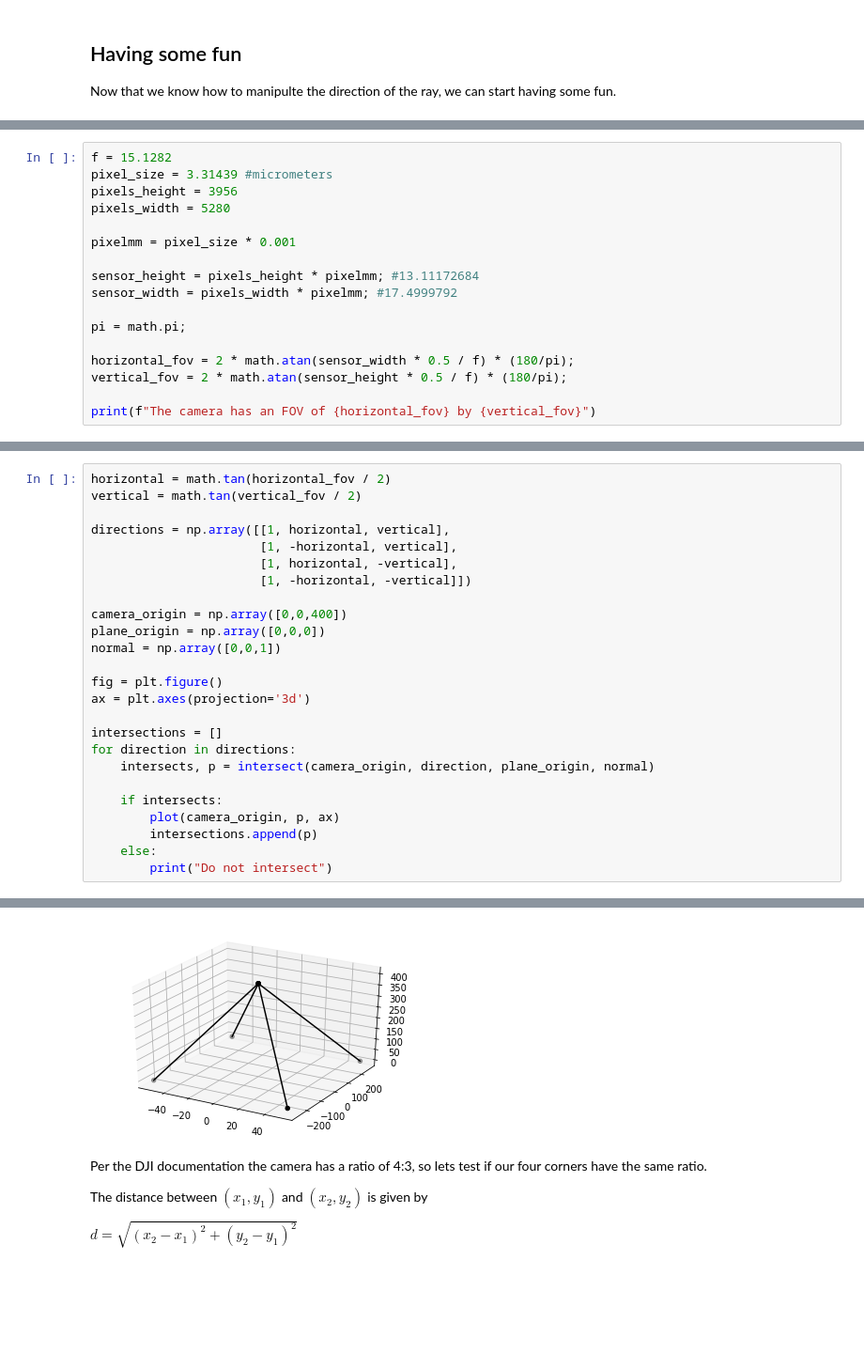
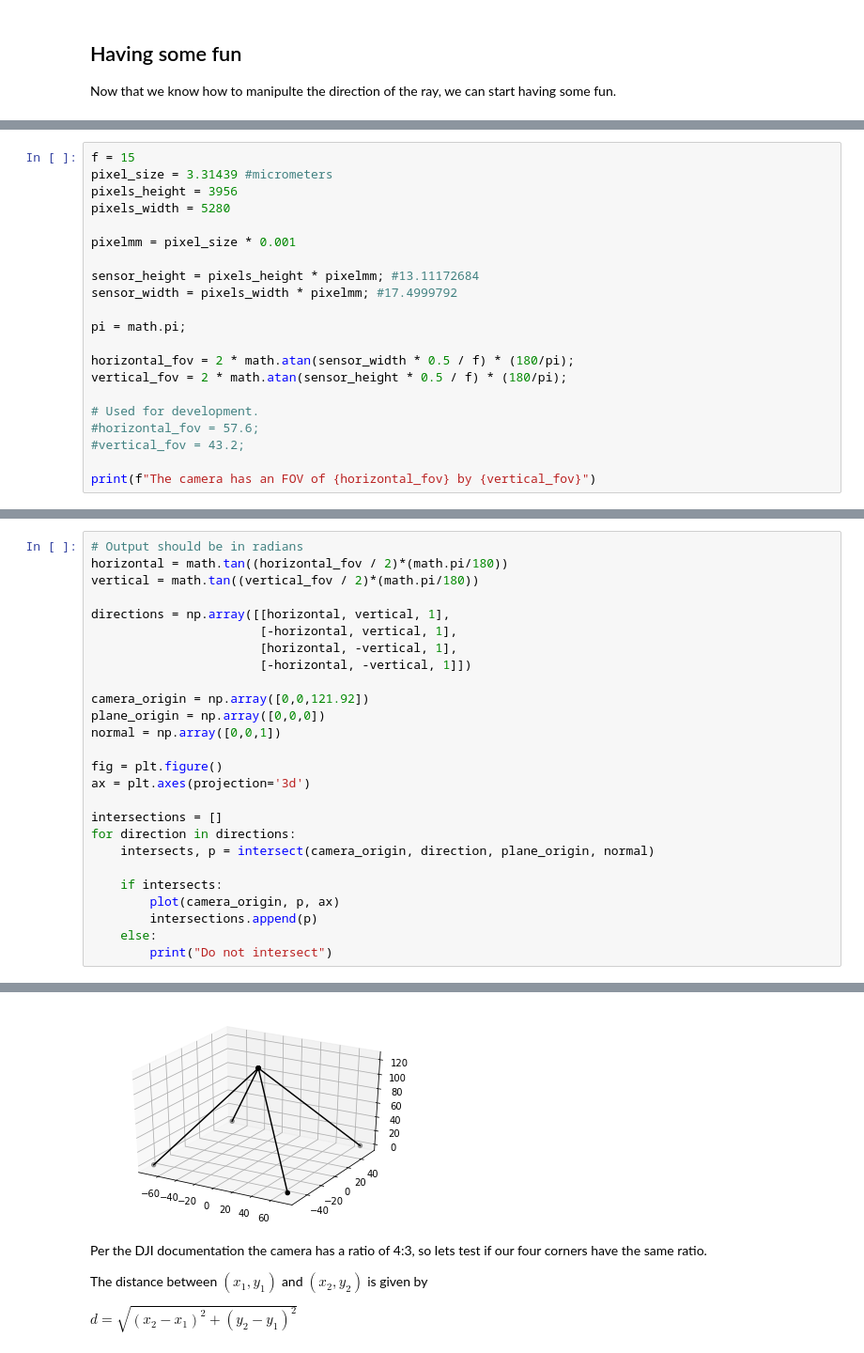
Before and after one commit to mebuie/Jupyter, a Jupyter notebook: RayIntersect.ipynb, the cells around one changed output, grey strips where cells are left out. Shown: that part at 94% size. Cells and saved outputs as stored; diff of their text form; blank space fills up the shorter version.

```diff
--- a/RayIntersect.ipynb
+++ b/RayIntersect.ipynb
@@ -181,7 +180,7 @@ $FOV_{h}=2*\arctan( \frac{w*0.5}{f}*\frac{180}{\pi})$
 
 $FOV_{v}=2*\arctan( \frac{h*0.5}{f}*\frac{180}{\pi})$
 # %%
-f = 15.1282
+f = 15
 pixel_size = 3.31439 #micrometers
 pixels_height = 3956
 pixels_width = 5280
@@ -196,5 +195,9 @@ pi = math.pi;
 horizontal_fov = 2 * math.atan(sensor_width * 0.5 / f) * (180/pi);
 vertical_fov = 2 * math.atan(sensor_height * 0.5 / f) * (180/pi);
 
+# Used for development.
+#horizontal_fov = 57.6;
+#vertical_fov = 43.2;
+
 print(f"The camera has an FOV of {horizontal_fov} by {vertical_fov}")
 # %% [output]
@@ -215,13 +215,14 @@ $(1,\tan(\frac{fov_{h}}{2}),-\tan(\frac{fov_{v}}{2}))$
 # %%
-horizontal = math.tan(horizontal_fov / 2)
-vertical = math.tan(vertical_fov / 2)
+# Output should be in radians
+horizontal = math.tan((horizontal_fov / 2)*(math.pi/180))
+vertical = math.tan((vertical_fov / 2)*(math.pi/180))
 
-directions = np.array([[1, horizontal, vertical],
-                       [1, -horizontal, vertical],
-                       [1, horizontal, -vertical],
-                       [1, -horizontal, -vertical]])
+directions = np.array([[horizontal, vertical, 1],
+                       [-horizontal, vertical, 1],
+                       [horizontal, -vertical, 1],
+                       [-horizontal, -vertical, 1]])
 
-camera_origin = np.array([0,0,400])
+camera_origin = np.array([0,0,121.92])
 plane_origin = np.array([0,0,0])
 normal = np.array([0,0,1])
 
@@ -246,4 +246,4 @@ Camera [  0   0 400] with direction [ 1.          4.94584295 -7.51653372] inters
-[figure, old version]
+[figure, new version]
 # %% [markdown]
 Per the DJI documentation the camera has a ratio of 4:3, so lets test if our four corners have the same ratio.
 
```
Also changed, not shown: parts of 8 cells of this notebook.
